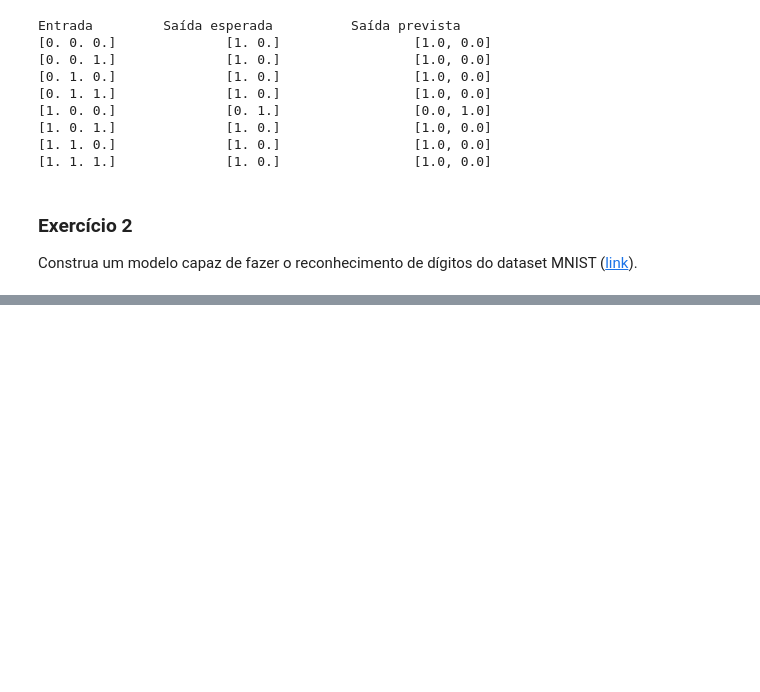
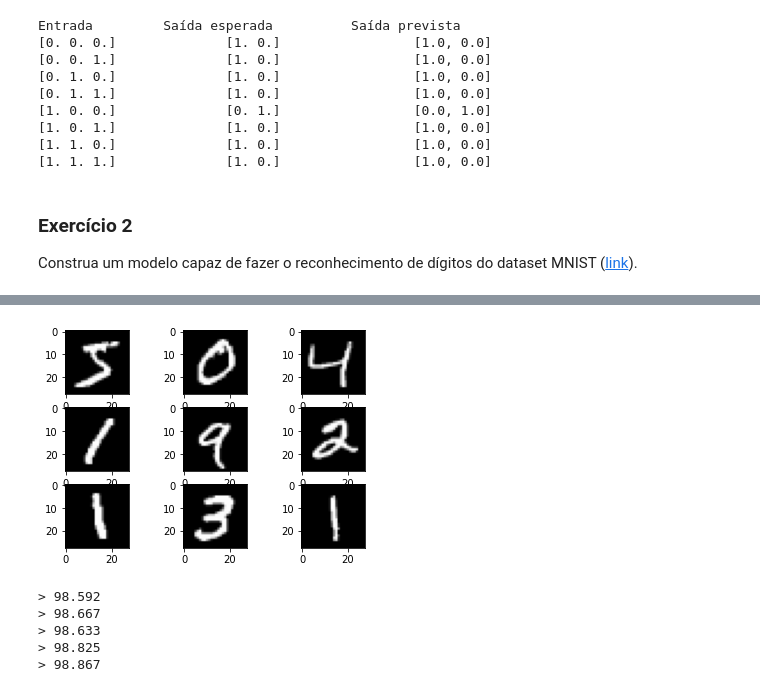
Before and after one commit to gabcastro/Unisinos-IA-Exercicios, a Jupyter notebook: aula-11/Aula_11.ipynb, the cells around one changed output, grey strips where cells are left out. Drawn from its saved outputs; the diff is of its cells as text; code cells hidden in the pictures; blank space fills up the shorter version.

Commit message:
Add exercice 2 using dataset mnist classification

```diff
--- a/aula-11/Aula_11.ipynb
+++ b/aula-11/Aula_11.ipynb
@@ -464,0 +474,2 @@ Construa um modelo capaz de fazer o reconhecimento de dígitos do dataset MNIST
+# %%
+(train_data, train_targets), (test_data, test_targets) = mnist.load_data()
@@ -464,0 +502,10 @@ Construa um modelo capaz de fazer o reconhecimento de dígitos do dataset MNIST
+# %%
+for i in range(9):
+	# define subplot
+	plt.subplot(330 + 1 + i)
+	# plot raw pixel data
+	plt.imshow(train_data[i], cmap=plt.get_cmap('gray'))
+# show the figure
+plt.show()
+# %% [output]
+[figure, added]
@@ -464,0 +539,26 @@ Construa um modelo capaz de fazer o reconhecimento de dígitos do dataset MNIST
+# %%
+n_folds=5
+
+scores, histories = list(), list()
+# prepare cross validation
+kfold = KFold(n_folds, shuffle=True, random_state=1)
+# enumerate splits
+for train_ix, test_ix in kfold.split(train_data):
+	# define model
+	model = define_model()
+	# select rows for train and test
+	trainX, trainY, testX, testY = train_data[train_ix], train_targets[train_ix], train_data[test_ix], train_targets[test_ix]
+	# fit model
+	history = model.fit(trainX, trainY, epochs=10, batch_size=32, validation_data=(testX, testY), verbose=0)
+	# evaluate model
+	_, acc = model.evaluate(testX, testY, verbose=0)
+	print('> %.3f' % (acc * 100.0))
+	# stores scores
+	scores.append(acc)
+	histories.append(history)
+# %% [output]
+> 98.592
+> 98.667
+> 98.633
+> 98.825
+> 98.867
```
Also changed, not shown: parts of 12 cells of this notebook.
